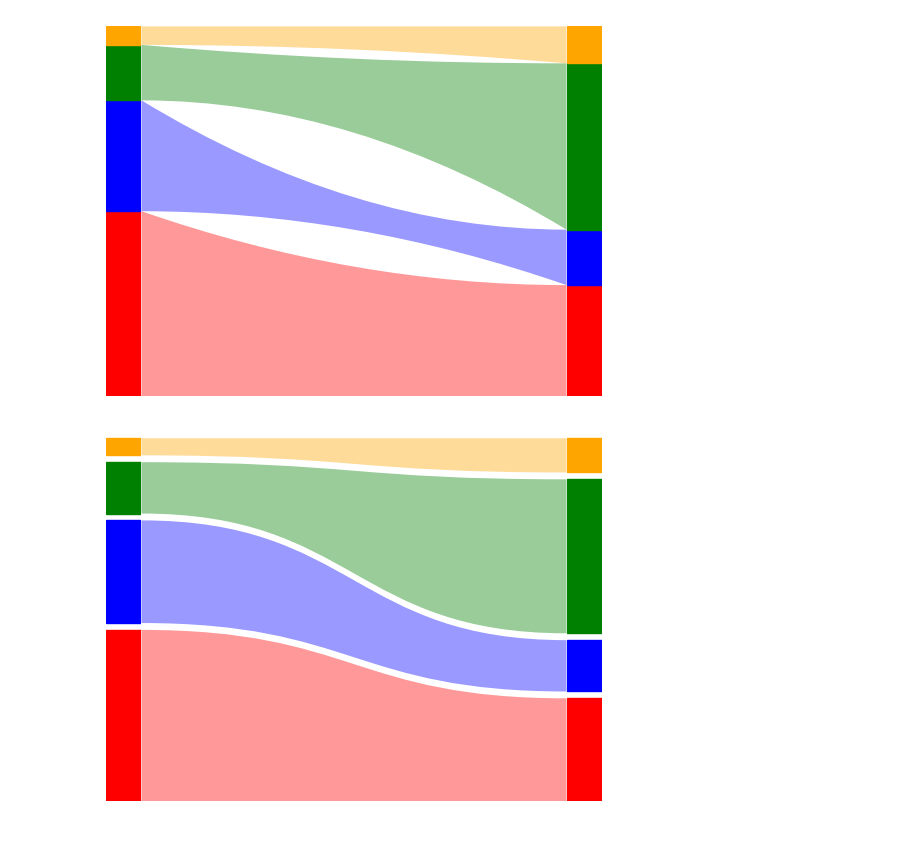
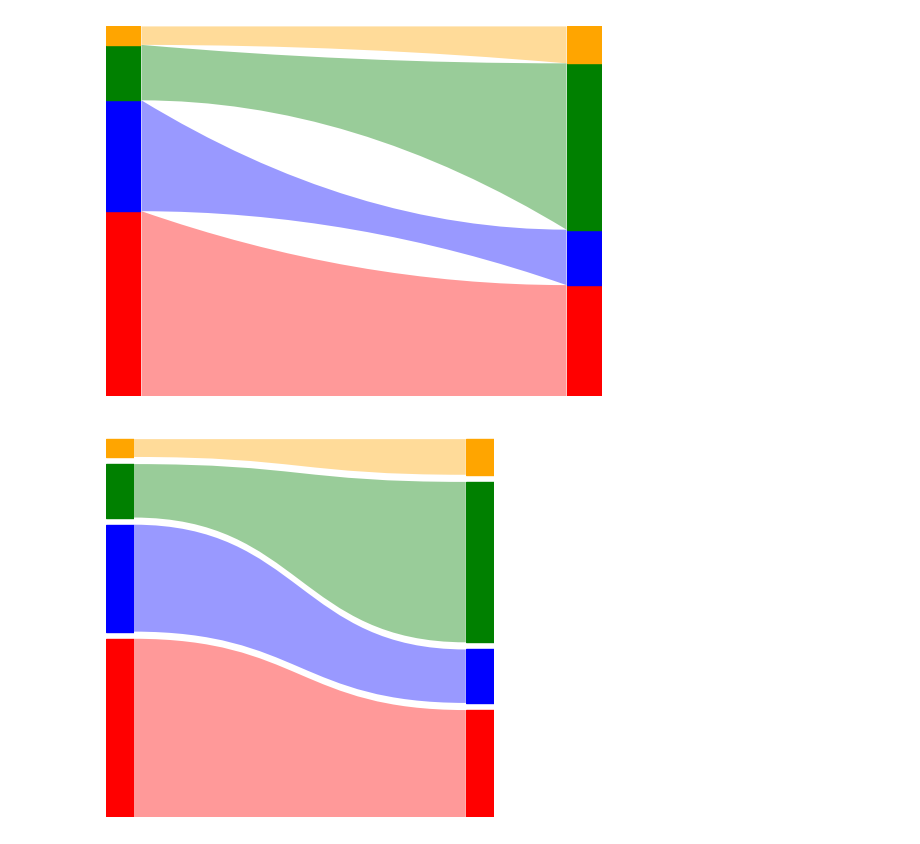
Before and after one commit to harryhaller001/matplotlib-sankey, a Jupyter notebook: testing.ipynb, the cells around one changed output. Saved outputs shown, nothing was run; the diff lists cells and outputs as text; code cells hidden in the pictures.

```diff
--- a/testing.ipynb
+++ b/testing.ipynb
@@ -128,7 +128,9 @@ FRAMEON = True
 
 SPACING = 0.02
 
-fig, (ax0, ax1, ax2) = plt.subplots(nrows=1, ncols=3, sharey=True, width_ratios=[1, 12, 1], frameon=FRAMEON)
+fig, (ax0, ax1, ax2) = plt.subplots(
+    nrows=1, ncols=3, sharey=True, width_ratios=[1, 12, 1], frameon=FRAMEON, figsize=(5, 5)
+)
 
 # Remove spacing
 fig.subplots_adjust(hspace=0, wspace=0)
@@ -185,31 +187,31 @@ for index in range(len(COLORS)):
                 (0, y2_end + (SPACING * index)),
             ],
             codes=[
                 Path.MOVETO,
                 Path.CURVE4,
                 Path.CURVE4,
                 Path.CURVE4,
                 Path.LINETO,
                 Path.CURVE4,
                 Path.CURVE4,
                 Path.CURVE4,
             ],
             closed=True,
         ),
         color=COLORS[index],
         zorder=0,
         alpha=0.4,
         lw=0,
     )
     ax1.add_patch(poly)
 
 ax2 = _clean_axis(ax2, frameon=False)
 ax2.set_ylim(0.0, total_height)
 
 for index, size in enumerate(SIZES[1]):
     rect = Rectangle(
         xy=(0, sum(SIZES[1][:index]) + (index * SPACING)), width=1, height=size, color=COLORS[index], zorder=1
     )
     ax2.add_patch(rect)
 # %% [output]
-[figure, old version]
+[figure, new version]
```
Also changed, not shown: 1 other file.
